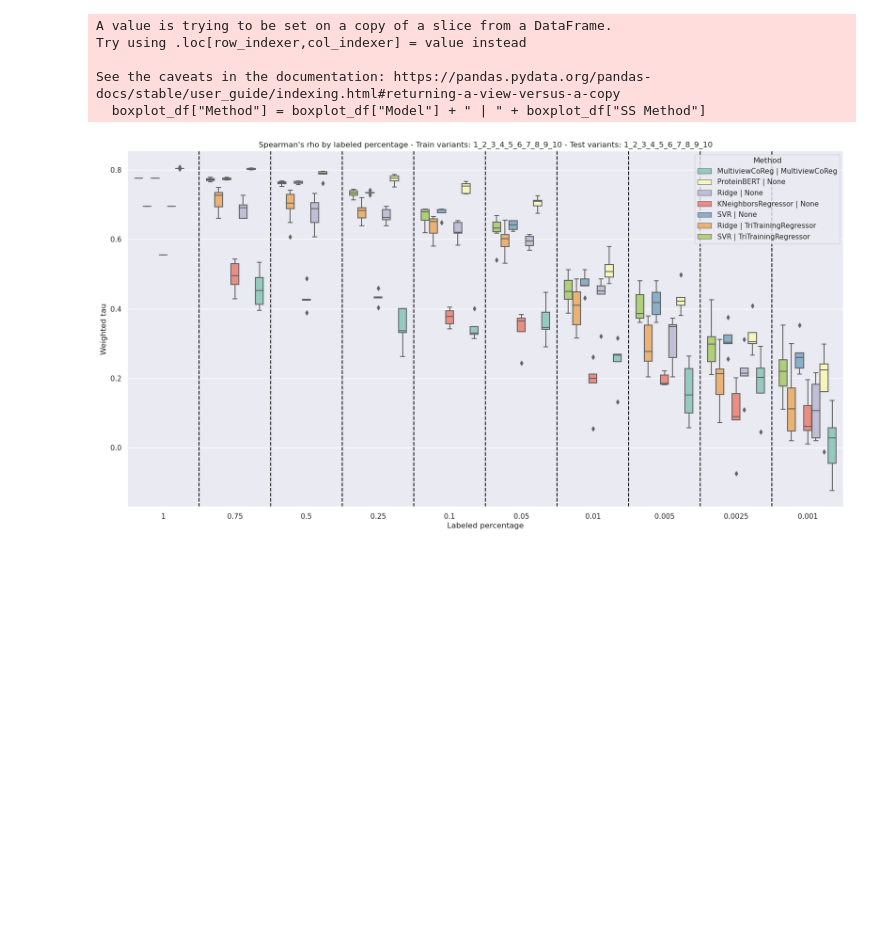
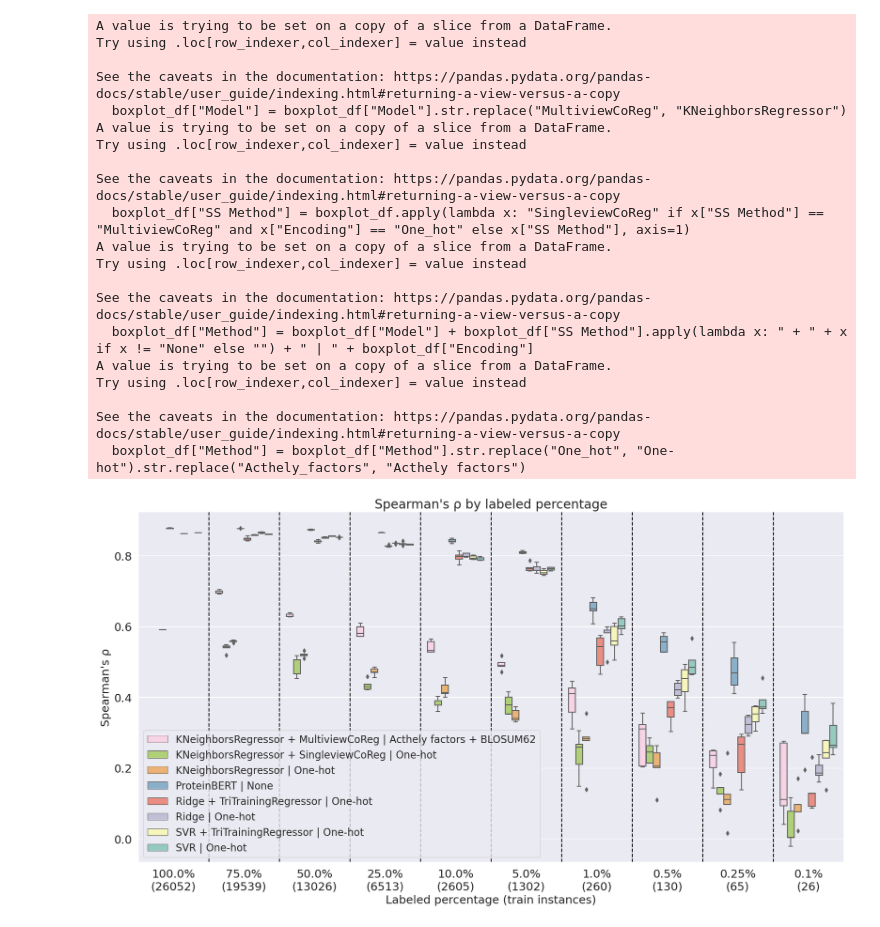
Before and after one commit to JoseBarbero/MultiencodingFitnessPrediction, a Jupyter notebook: TransferLearning_vs_Semisupervised/TransferLearning_vs_Semisupervised_analysis.ipynb, the cells around one changed output. Cells and saved outputs as stored; diff of their text form; code cells hidden in the pictures; blank space fills up the shorter version.

```diff
--- a/TransferLearning_vs_Semisupervised/TransferLearning_vs_Semisupervised_analysis.ipynb
+++ b/TransferLearning_vs_Semisupervised/TransferLearning_vs_Semisupervised_analysis.ipynb
@@ -141,11 +153,11 @@ pred_dict_ss_One_hot_0.75_metadata.pkl
 # %%
 # Manually set the semi-supervised methods for 100% labeled data to their base models results (SS is not applied when 100% labeled data anyway)
-ss_models = ["TriTrainingRegressor", "MultiviewCoReg", "SelfTraining"]
+# ss_models = ["TriTrainingRegressor", "MultiviewCoReg", "SelfTraining"]
 
-for ss_model in ss_models:
-    for base_model in results_df[results_df["SS Method"] == ss_model]["Model"].unique():
-        # Duplicate all the rows where column Model is base_model and SS Method in None but changing the SS Method to ss_model
-        new_rows = results_df[(results_df["Model"] == base_model) & (results_df["SS Method"] == "None")].copy()
-        new_rows["SS Method"] = ss_model
-        results_df = pd.concat([results_df, new_rows], ignore_index=True)
+# for ss_model in ss_models:
+#     for base_model in results_df[results_df["SS Method"] == ss_model]["Model"].unique():
+#         # Duplicate all the rows where column Model is base_model and SS Method in None but changing the SS Method to ss_model
+#         new_rows = results_df[(results_df["Model"] == base_model) & (results_df["SS Method"] == "None")].copy()
+#         new_rows["SS Method"] = ss_model
+#         results_df = pd.concat([results_df, new_rows], ignore_index=True)
 # %%
@@ -207,26 +225,82 @@ selected_metric = "Weighted tau"
+# %%
+#selected_metric = "Weighted tau"
+selected_metric = "Spearman's rho"
 # %%
 plt.figure(figsize=(20, 10))
 
 # Boxplot dataframe from results_df grouped by Model and SS Method
 boxplot_df = results_df[(results_df["Train variants"] == train_variants) & (results_df["Test variants"] == test_variants)]
-boxplot_df["Method"] = boxplot_df["Model"] + " | " + boxplot_df["SS Method"]
+
+# Substitute Model column when it is MultiviewCoReg for KNeighborsRegressor
+boxplot_df["Model"] = boxplot_df["Model"].str.replace("MultiviewCoReg", "KNeighborsRegressor")
+
+# Change MultiviewCoReg to SingleviewCoReg if there is only one encoding
+boxplot_df["SS Method"] = boxplot_df.apply(lambda x: "SingleviewCoReg" if x["SS Method"] == "MultiviewCoReg" and x["Encoding"] == "One_hot" else x["SS Method"], axis=1)
+
+# Create method column with Model + SS Method (if SS Method is not None) + Encoding
+boxplot_df["Method"] = boxplot_df["Model"] + boxplot_df["SS Method"].apply(lambda x: " + " + x if x != "None" else "") + " | " + boxplot_df["Encoding"]
+
+# Replace One_hot with One-hot and Acthely_factors with Acthely factors
+boxplot_df["Method"] = boxplot_df["Method"].str.replace("One_hot", "One-hot").str.replace("Acthely_factors", "Acthely factors")
+
+# Sort by Method
+boxplot_df = boxplot_df.sort_values(by="Method", ascending=False)
+
 
 # Boxplot grouped by labeled percentage
 sns.set_theme(style="darkgrid")
+
+# Increase font sizes
+title_font_size = 20
+label_font_size = 18
+tick_font_size = 18
+legend_font_size = 16
+
 ax = sns.boxplot(x="Labeled percentage", y=selected_metric, data=boxplot_df, hue="Method", palette="Set3")
-ax.set_title("Spearman's rho by labeled percentage - Train variants: " + train_variants + " - Test variants: " + test_variants)
+# ax.set_title("Spearman's rho by labeled percentage - Train variants: " + train_variants + " - Test variants: " + test_variants, fontsize=title_font_size)
+ax.set_title("Spearman's ρ by labeled percentage" ,fontsize=title_font_size)
+ax.set_xlabel("Labeled percentage (train instances)", fontsize=label_font_size)
+ax.set_ylabel("Spearman's ρ", fontsize=label_font_size)
+ax.tick_params(labelsize=tick_font_size)
 #ax.set_ylim(0, 1)
 
+
+ax.set_xticklabels([str(x*100) + "%" + "\n" + "(" + str(int(x*boxplot_df["Train size"].max())) + ")" for x in sorted(boxplot_df["Labeled percentage"].unique())])
+
 [plt.axvline(x+0.5, color = 'black', linestyle='--') for x in range(len(boxplot_df["Labeled percentage"].unique())-1)]
+
+ax.legend(loc="lower left", fontsize=legend_font_size)
 
 # Flip x axis
 ax.invert_xaxis()
 
+# Show the boxes in the same order as the legend
+handles, labels = ax.get_legend_handles_labels()
+ax.legend(handles[::-1], labels[::-1], loc="lower left", fontsize=legend_font_size)
+
+# Save in pdf
+plt.savefig("boxplot_allvariants.pdf", bbox_inches='tight')
+
 plt.show()
 # %% [output]
 A value is trying to be set on a copy of a slice from a DataFrame.
 Try using .loc[row_indexer,col_indexer] = value instead
 
 See the caveats in the documentation: https://pandas.pydata.org/pandas-docs/stable/user_guide/indexing.html#returning-a-view-versus-a-copy
-  boxplot_df["Method"] = boxplot_df["Model"] + " | " + boxplot_df["SS Method"]
+  boxplot_df["Model"] = boxplot_df["Model"].str.replace("MultiviewCoReg", "KNeighborsRegressor")
+A value is trying to be set on a copy of a slice from a DataFrame.
+Try using .loc[row_indexer,col_indexer] = value instead
+
+See the caveats in the documentation: https://pandas.pydata.org/pandas-docs/stable/user_guide/indexing.html#returning-a-view-versus-a-copy
+  boxplot_df["SS Method"] = boxplot_df.apply(lambda x: "SingleviewCoReg" if x["SS Method"] == "MultiviewCoReg" and x["Encoding"] == "One_hot" else x["SS Method"], axis=1)
+A value is trying to be set on a copy of a slice from a DataFrame.
+Try using .loc[row_indexer,col_indexer] = value instead
+
+See the caveats in the documentation: https://pandas.pydata.org/pandas-docs/stable/user_guide/indexing.html#returning-a-view-versus-a-copy
+  boxplot_df["Method"] = boxplot_df["Model"] + boxplot_df["SS Method"].apply(lambda x: " + " + x if x != "None" else "") + " | " + boxplot_df["Encoding"]
+A value is trying to be set on a copy of a slice from a DataFrame.
+Try using .loc[row_indexer,col_indexer] = value instead
+
+See the caveats in the documentation: https://pandas.pydata.org/pandas-docs/stable/user_guide/indexing.html#returning-a-view-versus-a-copy
+  boxplot_df["Method"] = boxplot_df["Method"].str.replace("One_hot", "One-hot").str.replace("Acthely_factors", "Acthely factors")
-[figure, old version]
+[figure, new version]
```
Also changed, not shown: parts of 7 cells of this notebook, 4 other files.
